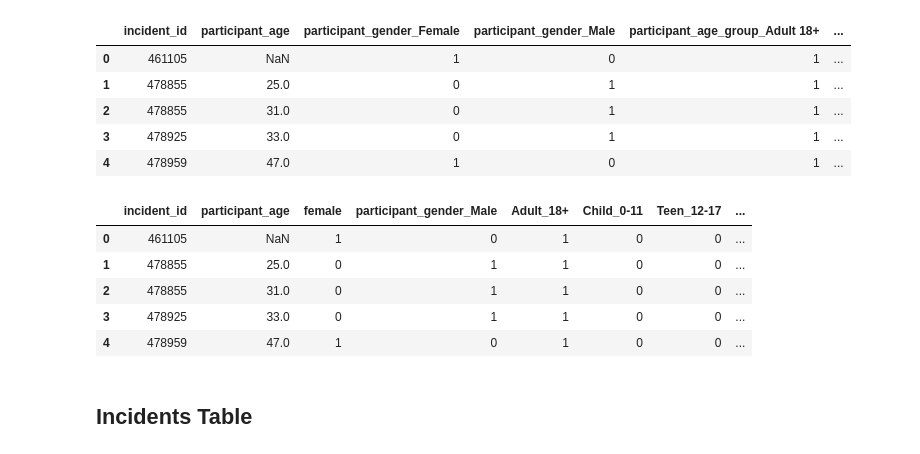
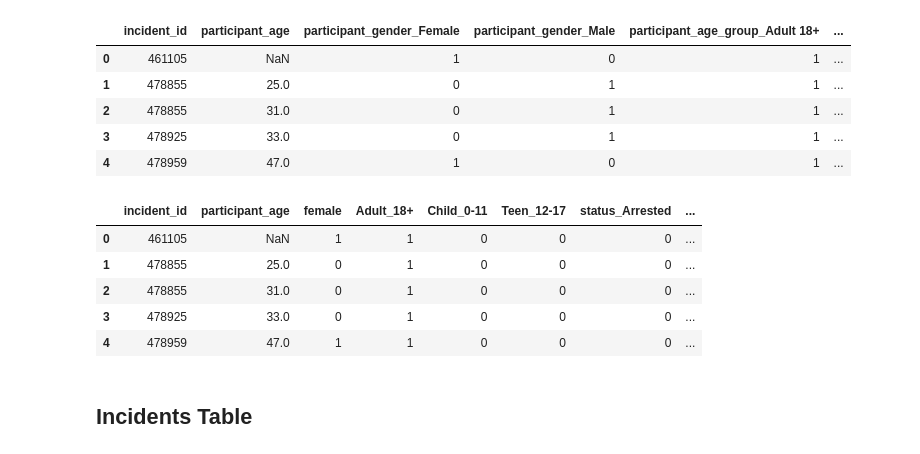
Before and after one commit to jennitian/gun-violence, a Jupyter notebook: MachineLearning/Data_Transformation.ipynb, the cells around one changed output. Saved outputs shown, nothing was run; the diff lists cells and outputs as text; code cells hidden in the pictures.

```diff
--- a/MachineLearning/Data_Transformation.ipynb
+++ b/MachineLearning/Data_Transformation.ipynb
@@ -211,15 +219,16 @@ suspects_df_encoded.head()
 # %%
 suspects_df_encoded.rename(columns={'participant_gender_Female': 'female', 'participant_age_group_Adult 18+':
                                    'Adult_18+', 'participant_age_group_Child 0-11': 'Child_0-11', 'participant_age_group_Teen 12-17':
                                    'Teen_12-17'}, inplace=True)
+suspects_df_encoded.drop(columns=['participant_gender_Male'], inplace=True)
 suspects_df_encoded.head()
 # %% [output]
-|  | incident_id | participant_age | female | participant_gender_Male | Adult_18+ | Child_0-11 | Teen_12-17 | ... |
-| 0 | 461105 | NaN | 1 | 0 | 1 | 0 | 0 | ... |
-| 1 | 478855 | 25.0 | 0 | 1 | 1 | 0 | 0 | ... |
-| 2 | 478855 | 31.0 | 0 | 1 | 1 | 0 | 0 | ... |
-| 3 | 478925 | 33.0 | 0 | 1 | 1 | 0 | 0 | ... |
-| 4 | 478959 | 47.0 | 1 | 0 | 1 | 0 | 0 | ... |
+|  | incident_id | participant_age | female | Adult_18+ | Child_0-11 | Teen_12-17 | status_Arrested | ... |
+| 0 | 461105 | NaN | 1 | 1 | 0 | 0 | 0 | ... |
+| 1 | 478855 | 25.0 | 0 | 1 | 0 | 0 | 0 | ... |
+| 2 | 478855 | 31.0 | 0 | 1 | 0 | 0 | 0 | ... |
+| 3 | 478925 | 33.0 | 0 | 1 | 0 | 0 | 0 | ... |
+| 4 | 478959 | 47.0 | 1 | 1 | 0 | 0 | 0 | ... |
 # %% [markdown]
 ## Incidents Table
 # %%
```
Also changed, not shown: parts of 6 cells of this notebook, 7 other files.
